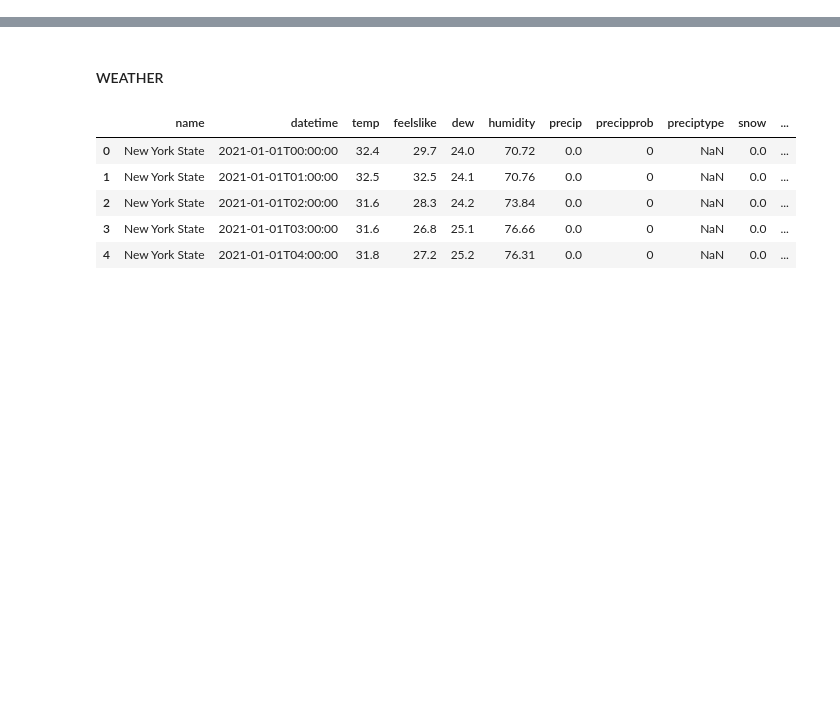
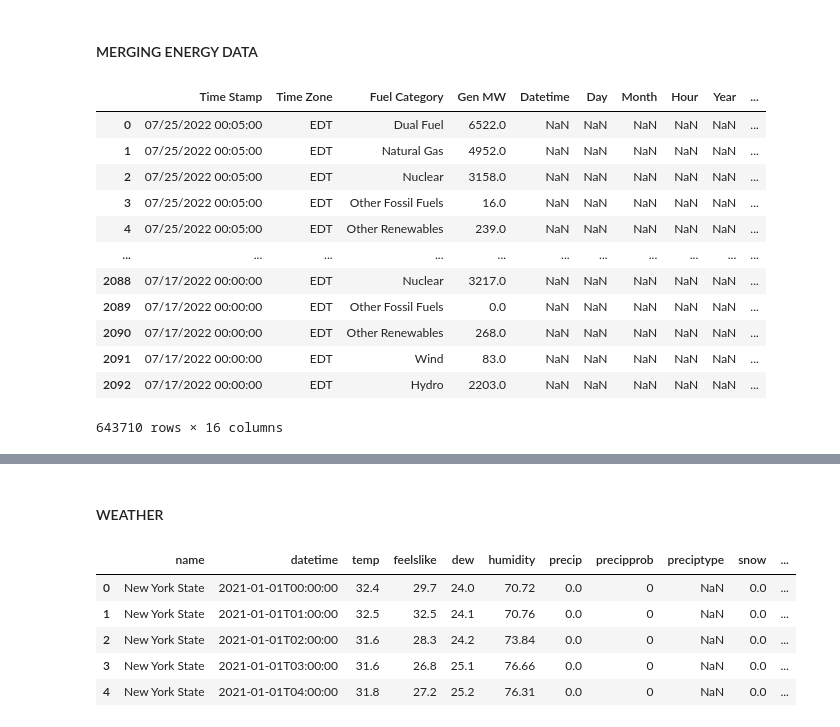
Before and after one commit to pieperpaula/MLProject, a Jupyter notebook: merge_data_test.ipynb, the cells around one changed output, grey strips where cells are left out. Saved outputs shown, nothing was run; the diff lists cells and outputs as text; code cells hidden in the pictures; blank space fills up the shorter version.

```diff
--- a/merge_data_test.ipynb
+++ b/merge_data_test.ipynb
@@ -2,3 +2,40 @@
 import pandas as pd
 import numpy as np
 import matplotlib.pyplot as plt
+# %% [markdown]
+#### MERGING ENERGY DATA
+# %%
+# Import necessary packages
+import pandas as pd
+import os
+
+# Navigate to the folder where your CSV files are
+os.chdir('/Users/claudiaarresemata/Desktop/MIT courses/FALL/ML/PROJECT/test_2022')
+
+# Create an empty dataframe
+df = pd.DataFrame([])
+
+# Read all CSV files and append them to df
+for root, dirs, files in os.walk("."):
+   for name in files:
+       df_temp = pd.read_csv(name, encoding= 'unicode_escape')
+       df = pd.concat([df,df_temp])
+
+# Save df to a CSV file
+#df.to_csv('all-csv-files.csv')
+# %%
+df
+# %% [output]
+|  | Time Stamp | Time Zone | Fuel Category | Gen MW | Datetime | Day | Month | Hour | Year | ... |
+| 0 | 07/25/2022 00:05:00 | EDT | Dual Fuel | 6522.0 | NaN | NaN | NaN | NaN | NaN | ... |
+| 1 | 07/25/2022 00:05:00 | EDT | Natural Gas | 4952.0 | NaN | NaN | NaN | NaN | NaN | ... |
+| 2 | 07/25/2022 00:05:00 | EDT | Nuclear | 3158.0 | NaN | NaN | NaN | NaN | NaN | ... |
+| 3 | 07/25/2022 00:05:00 | EDT | Other Fossil Fuels | 16.0 | NaN | NaN | NaN | NaN | NaN | ... |
+| 4 | 07/25/2022 00:05:00 | EDT | Other Renewables | 239.0 | NaN | NaN | NaN | NaN | NaN | ... |
+| ... | ... | ... | ... | ... | ... | ... | ... | ... | ... | ... |
+| 2088 | 07/17/2022 00:00:00 | EDT | Nuclear | 3217.0 | NaN | NaN | NaN | NaN | NaN | ... |
+| 2089 | 07/17/2022 00:00:00 | EDT | Other Fossil Fuels | 0.0 | NaN | NaN | NaN | NaN | NaN | ... |
+| 2090 | 07/17/2022 00:00:00 | EDT | Other Renewables | 268.0 | NaN | NaN | NaN | NaN | NaN | ... |
+| 2091 | 07/17/2022 00:00:00 | EDT | Wind | 83.0 | NaN | NaN | NaN | NaN | NaN | ... |
+| 2092 | 07/17/2022 00:00:00 | EDT | Hydro | 2203.0 | NaN | NaN | NaN | NaN | NaN | ... |
+643710 rows × 16 columns
```
Also changed, not shown: parts of 7 cells of this notebook, 3 other files.
